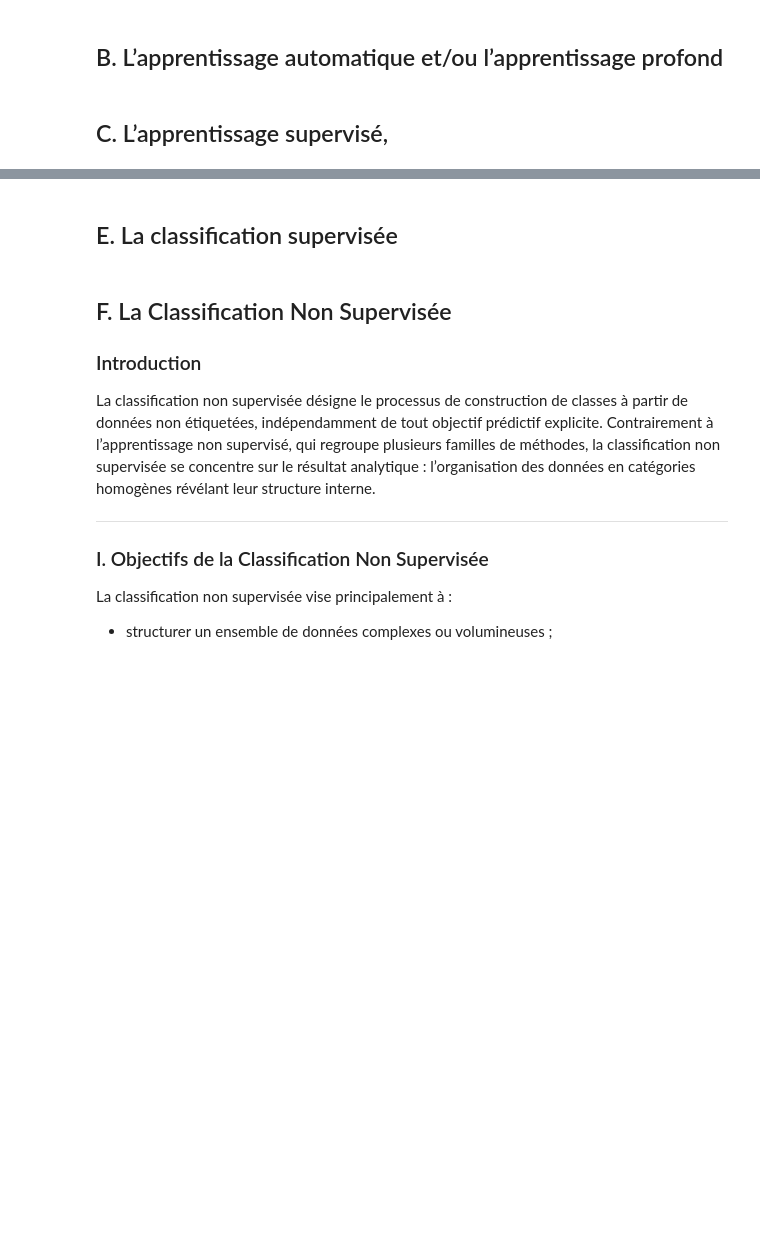
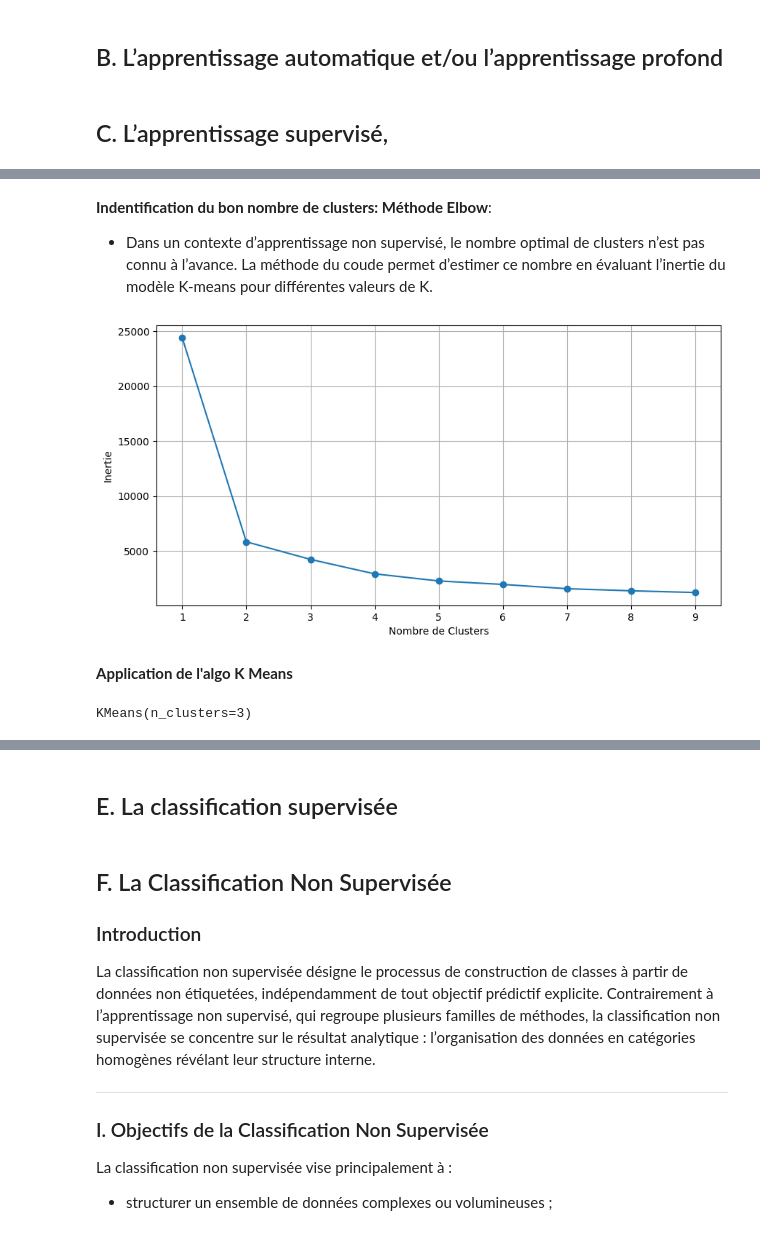
Before and after one commit to Paul-Emmanuel-Buffe/what-is-machine-learning, a Jupyter notebook: notebooks/what_the_ml.ipynb, the cells around one changed output, grey strips where cells are left out. Saved outputs shown, nothing was run; the diff lists cells and outputs as text; code cells hidden in the pictures; blank space fills up the shorter version.

```diff
--- a/notebooks/what_the_ml.ipynb
+++ b/notebooks/what_the_ml.ipynb
@@ -9,0 +44,5 @@ Avant de commencer les projets pratiques, il est important de comprendre les not
+# %%
+# Nettoyage
+# df_ul
+df_ul.dropna(inplace=True) # on ne considère pas les valeurs nullles
+df_ul.describe()
@@ -110,0 +157,6 @@ L'apprentissage non supervisé offre des outils puissants pour explorer et struc
+# %%
+scaler= StandardScaler()
+# %%
+# Standardisation df_ul
+df_ul[['RHOB_T','NPHI_T', 'GR_T', 'PEF_T', 'DTF_T']] = scaler.fit_transform(df_ul[['RHOB', 'NPHI', 'GR', 'PEF', 'DTC']])
+df_ul
@@ -110,0 +178,38 @@ L'apprentissage non supervisé offre des outils puissants pour explorer et struc
+# %% [markdown]
+**Indentification du bon nombre de clusters: Méthode Elbow**:
+- Dans un contexte d’apprentissage non supervisé, le nombre optimal de clusters n’est pas connu à l’avance. La méthode du coude permet d’estimer ce nombre en évaluant l’inertie du modèle K-means pour différentes valeurs de K.
+# %%
+# Création de la fonction
+# Pour k nombre de clusters
+# Inertie (K-means) Somme des distances au carré entre chaque point et le centroïde de son cluster
+# => Plus l’inertie est faible, plus les clusters sont compacts
+
+def optimise_k_means(data, max_k):
+    moyenne = []
+    inertias = []
+
+    for k in range(1, max_k):
+
+        # On instancie un algorithme de clustering non supervisé :
+        kmeans = KMeans(n_clusters=k)
+
+        # K-means : initialise des centroïdes, assigne les points au plus proche,
+        # met à jour les centres et itère jusqu'à convergence
+        kmeans.fit(data)
+
+        moyenne.append(k)
+        inertias.append(kmeans.inertia_)
+
+    # Génération du Elbow plot
+    fig = plt.subplots(figsize=(10, 5))
+    plt.plot(moyenne, inertias, 'o-')
+    plt.xlabel('Nombre de Clusters')
+    plt.ylabel('Inertie')
+    plt.grid(True)
+    plt.show()
+# %%
+optimise_k_means(df_ul[['RHOB_T', 'NPHI_T']], 10)
+# %% [output]
+[figure, added]
+# %% [markdown]
+**Application de l'algo K Means**
@@ -110,0 +219,5 @@ L'apprentissage non supervisé offre des outils puissants pour explorer et struc
+# %%
+# Application sur les colonnes choisies de notre dataset
+kmeans.fit(df_ul[['NPHI_T', 'RHOB_T']])
+# %% [output]
+KMeans(n_clusters=3)
```
Also changed, not shown: parts of 26 cells of this notebook.
